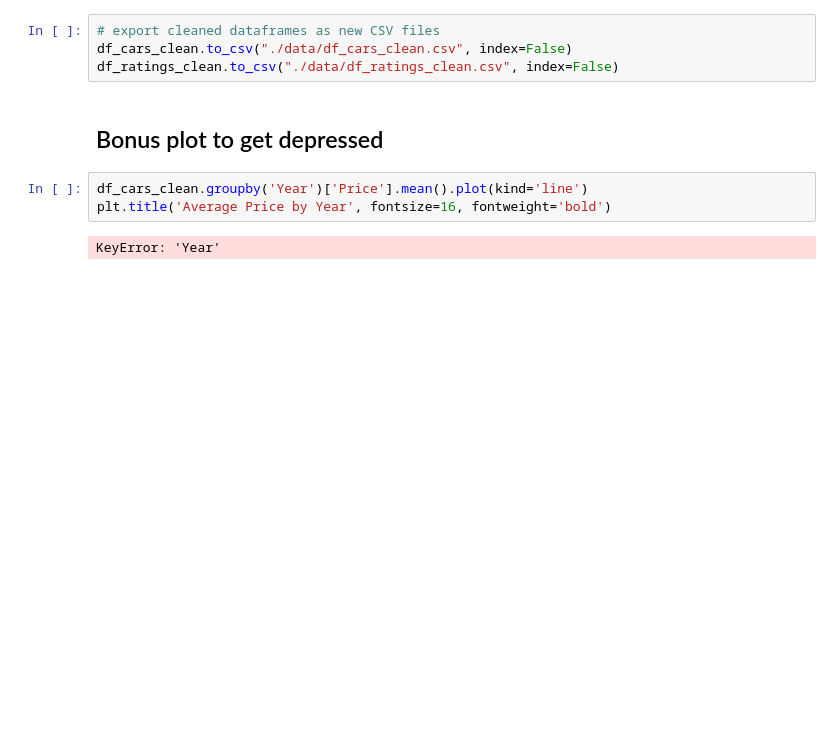
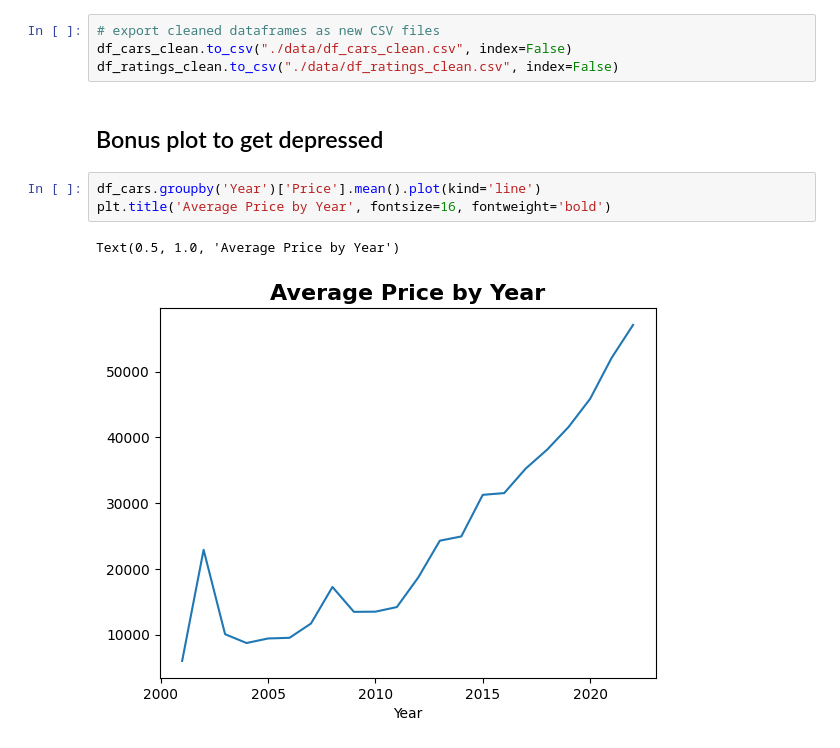
Before and after one commit to Nickeniklas/car_recommender, a Jupyter notebook: cars_eda.ipynb, the cells around one changed output. Saved outputs shown, nothing was run; the diff lists cells and outputs as text; blank space fills up the shorter version.

```diff
--- a/cars_eda.ipynb
+++ b/cars_eda.ipynb
@@ -467,7 +465,8 @@ df_ratings_clean.to_csv("./data/df_ratings_clean.csv", index=False)
 # %% [markdown]
 ## Bonus plot to get depressed
 # %%
-df_cars_clean.groupby('Year')['Price'].mean().plot(kind='line')
+df_cars.groupby('Year')['Price'].mean().plot(kind='line')
 plt.title('Average Price by Year', fontsize=16, fontweight='bold')
 # %% [output]
-KeyError: 'Year'
+Text(0.5, 1.0, 'Average Price by Year')
+[figure, added]
```
Also changed, not shown: parts of 11 cells of this notebook, 1 other file.
